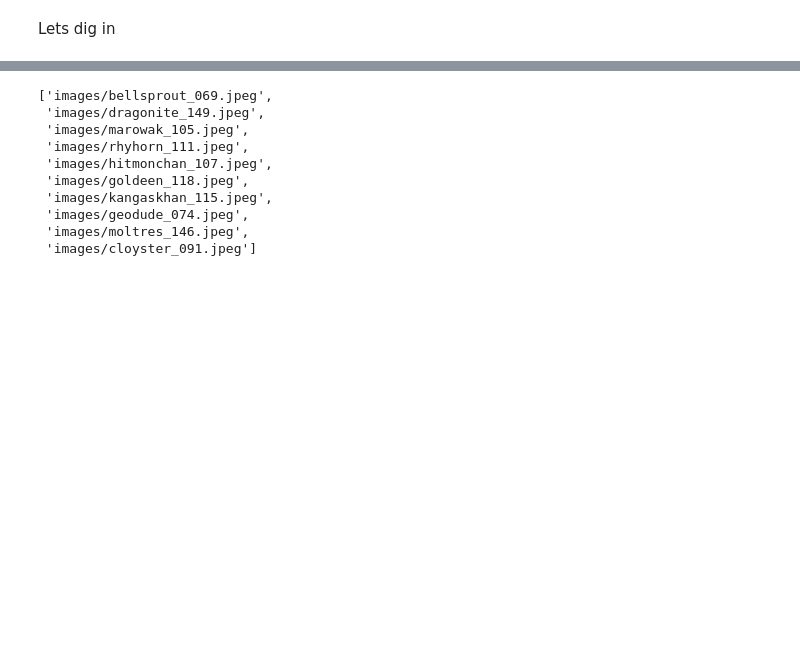
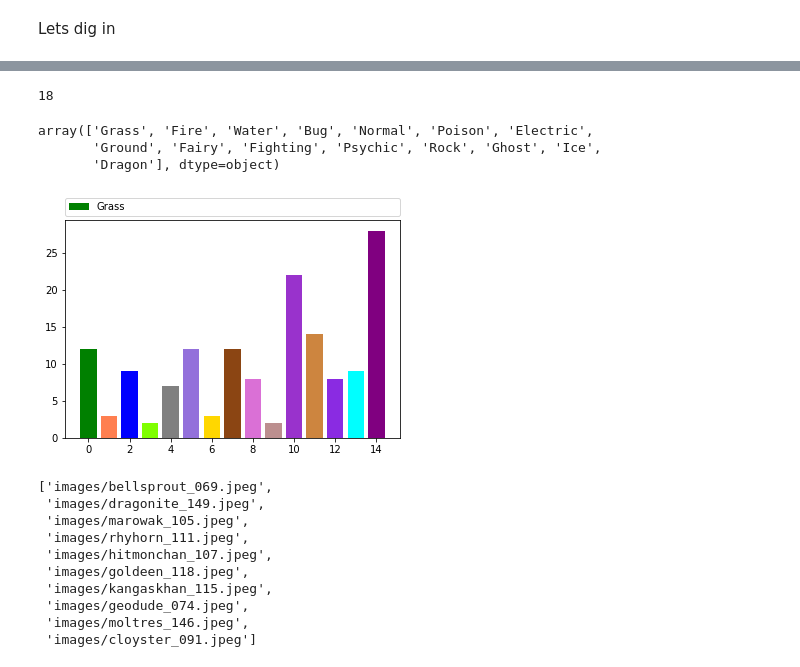
Before and after one commit to ksooklall/kaggle, a Jupyter notebook: Pokemon/Pokemon_Analysis.ipynb, the cells around one changed output, grey strips where cells are left out. Drawn from its saved outputs; the diff is of its cells as text; code cells hidden in the pictures; blank space fills up the shorter version.

```diff
--- a/Pokemon/Pokemon_Analysis.ipynb
+++ b/Pokemon/Pokemon_Analysis.ipynb
@@ -105,0 +106,3 @@ gen_6 = basic_df[basic_df['generation'] == 6]
+# %%
+gen_type = basic_df.groupby(['generation', 'type_1']).agg('count')['name']
+gen_type[:10]
@@ -106,3 +124,25 @@ gen_6 = basic_df[basic_df['generation'] == 6]
+# %%
+color_mapping = ['g', 'coral', 'b', 'chartreuse', 'grey', 'mediumpurple', 'gold', 'saddlebrown', 'orchid', 'rosybrown', 'darkorchid', 'peru', 'blueviolet', 'aqua', 'purple', 'k', 'darkgrey', 'silver']
+len(color_mapping)
+# %% [output]
+18
+# %%
+types = basic_df['type_1'].unique()
+types[:15]
+# %% [output]
+array(['Grass', 'Fire', 'Water', 'Bug', 'Normal', 'Poison', 'Electric',
+       'Ground', 'Fairy', 'Fighting', 'Psychic', 'Rock', 'Ghost', 'Ice',
+       'Dragon'], dtype=object)
+# %%
+fig, ax = plt.subplots(sharey=True)
+# Plot types of each generation
+ax.bar(np.arange(15), gen_type[1].values, color=color_mapping)
+ax.legend(bbox_to_anchor=(0., 1.02, 1., .102), loc=3,
+       ncol=15, mode="expand", borderaxespad=0., labels=list(types[:15]))
+#plt.legend(types[:15])
+plt.show()
+# %% [output]
+[figure, added]
 # %%
 # TO DO remove primals when getting images
 # Finish obtaining images
```
Also changed, not shown: parts of 6 cells of this notebook, 9 other files.
